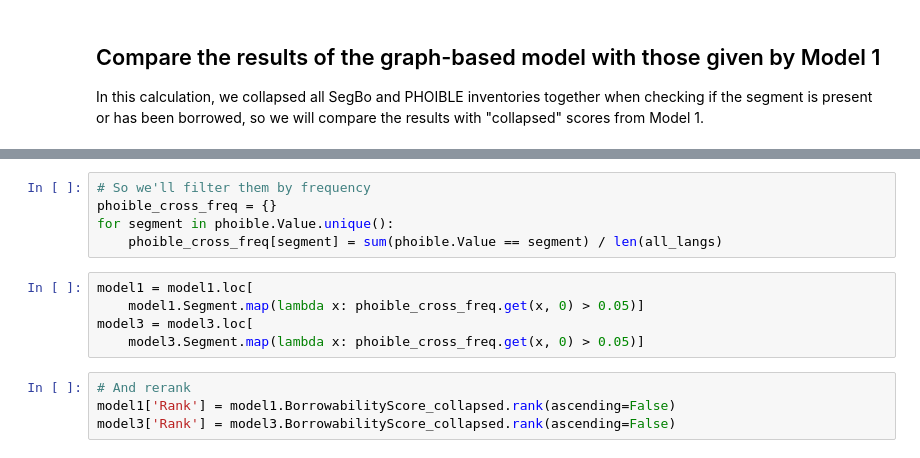
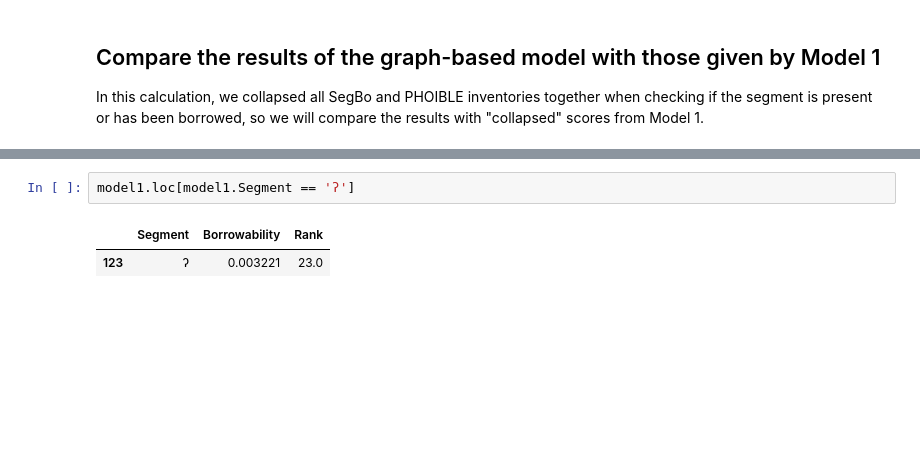
Before and after one commit to segbo-db/borrowability_paper, a Jupyter notebook: neighbor-graph_model/A language-graph-based model of segment borrowing.ipynb, the cells around one changed output, grey strips where cells are left out. Cells and saved outputs as stored; diff of their text form; blank space fills up the shorter version.

```diff
--- a/neighbor-graph_model/A language-graph-based model of segment borrowing.ipynb
+++ b/neighbor-graph_model/A language-graph-based model of segment borrowing.ipynb
@@ -264,14 +289,5 @@ model1.loc[ model1.Rank < 10 ]
-# %%
-# So we'll filter them by frequency
-phoible_cross_freq = {}
-for segment in phoible.Value.unique():
-    phoible_cross_freq[segment] = sum(phoible.Value == segment) / len(all_langs)
-# %%
-model1 = model1.loc[
-    model1.Segment.map(lambda x: phoible_cross_freq.get(x, 0) > 0.05)]
-model3 = model3.loc[
-    model3.Segment.map(lambda x: phoible_cross_freq.get(x, 0) > 0.05)]
-# %%
-# And rerank
-model1['Rank'] = model1.BorrowabilityScore_collapsed.rank(ascending=False)
-model3['Rank'] = model3.BorrowabilityScore_collapsed.rank(ascending=False)
+# %%
+model1.loc[model1.Segment == 'ʔ']
+# %% [output]
+|  | Segment | Borrowability | Rank |
+| 123 | ʔ | 0.003221 | 23.0 |
```
Also changed, not shown: parts of 23 cells of this notebook, 5 other files.
